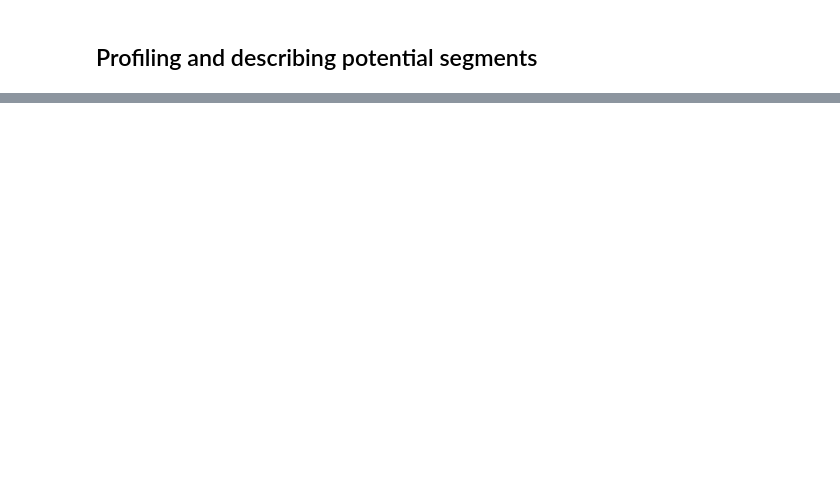
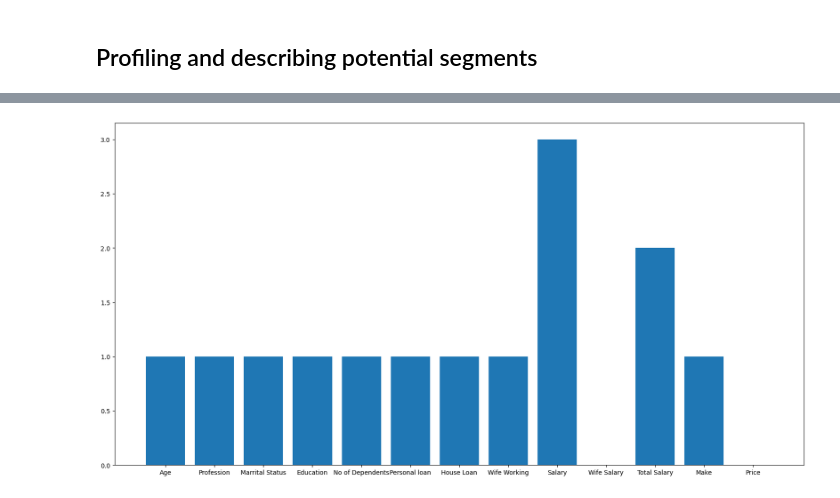
Before and after one commit to AnubhaSharma2709/Electric-vehicle-Case-study, a Jupyter notebook: market_segmentation.ipynb, the cells around one changed output, grey strips where cells are left out. Saved outputs shown, nothing was run; the diff lists cells and outputs as text; code cells hidden in the pictures; blank space fills up the shorter version.

```diff
--- a/market_segmentation.ipynb
+++ b/market_segmentation.ipynb
@@ -531,3 +572,22 @@ plt.show()
+# %%
+from sklearn.cluster import AgglomerativeClustering
+from sklearn.preprocessing import LabelEncoder
+from scipy.cluster import hierarchy as shc
+from sklearn.metrics import pairwise_distances
+# Convert categorical variables to numerical values
+label_encoder = LabelEncoder()
+for col in dataset_2.select_dtypes(include=['object']).columns:
+    dataset_2[col] = label_encoder.fit_transform(dataset_2[col])
+# Compute pairwise distances
+distances = pairwise_distances(dataset_2.T)
+# Perform hierarchical clustering
+clust2 = AgglomerativeClustering(n_clusters=4).fit_predict(distances)
+# Plot the cluster assignments
+plt.figure(figsize=(20, 10))
+plt.bar(dataset_2.columns, clust2)
+plt.show()
+# %% [output]
+[figure, added]
 # %%
 import matplotlib.pyplot as plt
 from statsmodels.graphics.mosaicplot import mosaic
```
Also changed, not shown: parts of 3 cells of this notebook, 1 other file.
